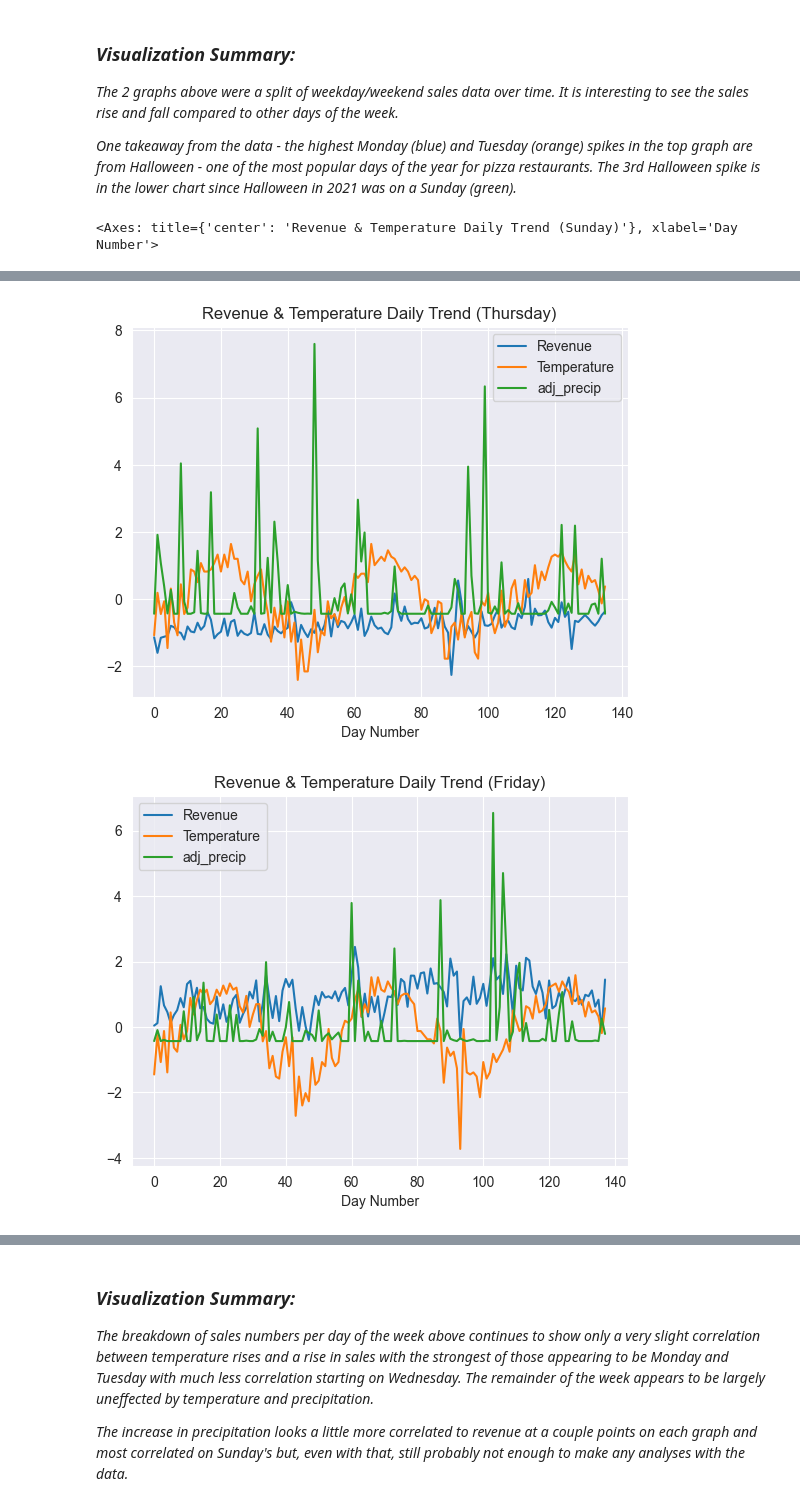
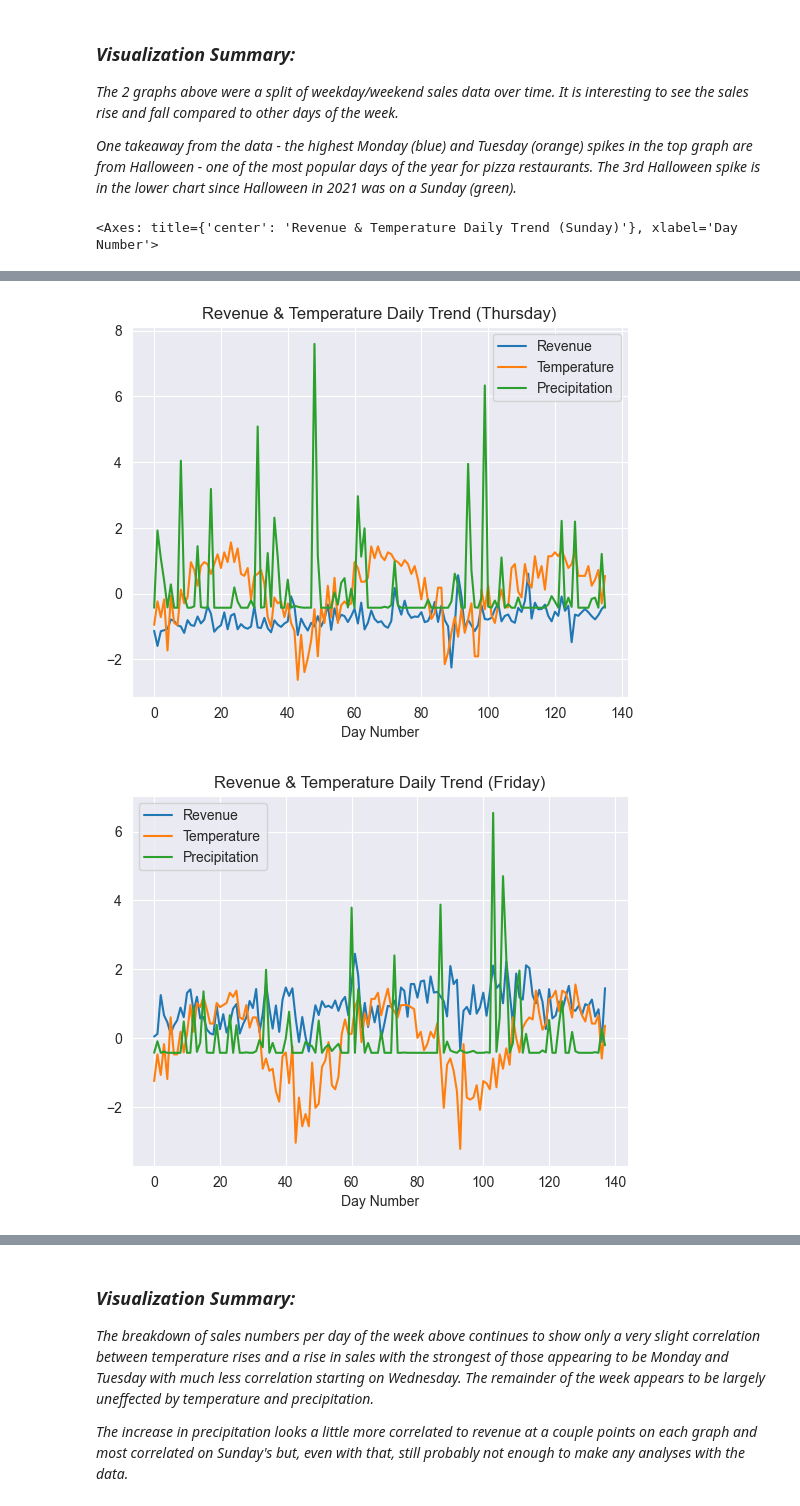
Before and after one commit to robertdfraley/PizzaWeatherPatterns, a Jupyter notebook: PizzaWeatherPattern.ipynb, the cells around one changed output, grey strips where cells are left out. Drawn from its saved outputs; the diff is of its cells as text; code cells hidden in the pictures.

```diff
--- a/PizzaWeatherPattern.ipynb
+++ b/PizzaWeatherPattern.ipynb
@@ -287,13 +285,13 @@ weekend_df.plot(kind="line", xlabel='Day Number', ylabel='Revenue', title='Daily
 # %%
 # Building dataframes to detect any correlation with daily sales data, temperature, and precipitation. Similar to above, the values have been
 # normalized to allow them to show up on the graph for trend analysis.
-monday_sales_df = pd.read_sql("select distinct BusDate, adj_DailySum as Revenue, adj_temp as Temperature, adj_precip as Precipitation from combined_db where DayofWeek='Monday'", conn)
-tuesday_sales_df = pd.read_sql("select distinct BusDate, adj_DailySum as Revenue, adj_temp as Temperature, adj_precip as Precipitation from combined_db where DayofWeek='Tuesday'", conn)
-wednesday_sales_df = pd.read_sql("select distinct BusDate, adj_DailySum as Revenue, adj_temp as Temperature, adj_precip as Precipitation from combined_db where DayofWeek='Wednesday'", conn)
-thursday_sales_df = pd.read_sql("select distinct BusDate, adj_DailySum as Revenue, adj_temp as Temperature, adj_precip as Precipitation from combined_db where DayofWeek='Thursday'", conn)
-friday_sales_df = pd.read_sql("select distinct BusDate, adj_DailySum as Revenue, adj_temp as Temperature, adj_precip as Precipitation from combined_db where DayofWeek='Friday'", conn)
-saturday_sales_df = pd.read_sql("select distinct BusDate, adj_DailySum as Revenue, adj_temp as Temperature, adj_precip as Precipitation from combined_db where DayofWeek='Saturday'", conn)
-sunday_sales_df = pd.read_sql("select distinct BusDate, adj_DailySum as Revenue, adj_temp as Temperature, adj_precip as Precipitation from combined_db where DayofWeek='Sunday'", conn)
+monday_sales_df = pd.read_sql("select distinct BusDate, adj_DailySum as Revenue, adj_tempmax as Temperature, adj_precip as Precipitation from combined_db where DayofWeek='Monday'", conn)
+tuesday_sales_df = pd.read_sql("select distinct BusDate, adj_DailySum as Revenue, adj_tempmax as Temperature, adj_precip as Precipitation from combined_db where DayofWeek='Tuesday'", conn)
+wednesday_sales_df = pd.read_sql("select distinct BusDate, adj_DailySum as Revenue, adj_tempmax as Temperature, adj_precip as Precipitation from combined_db where DayofWeek='Wednesday'", conn)
+thursday_sales_df = pd.read_sql("select distinct BusDate, adj_DailySum as Revenue, adj_tempmax as Temperature, adj_precip as Precipitation from combined_db where DayofWeek='Thursday'", conn)
+friday_sales_df = pd.read_sql("select distinct BusDate, adj_DailySum as Revenue, adj_tempmax as Temperature, adj_precip as Precipitation from combined_db where DayofWeek='Friday'", conn)
+saturday_sales_df = pd.read_sql("select distinct BusDate, adj_DailySum as Revenue, adj_tempmax as Temperature, adj_precip as Precipitation from combined_db where DayofWeek='Saturday'", conn)
+sunday_sales_df = pd.read_sql("select distinct BusDate, adj_DailySum as Revenue, adj_tempmax as Temperature, adj_precip as Precipitation from combined_db where DayofWeek='Sunday'", conn)
 
 # Visualization to detect any correlation with daily sales data and temperature
 monday_sales_df.plot(xlabel='Day Number', title="Revenue & Temperature Daily Trend (Monday)")
@@ -311,2 +309,2 @@ sunday_sales_df.plot(xlabel='Day Number', title="Revenue & Temperature Daily Tre
-[figure, old version]
+[figure, new version]
-[figure, old version]
+[figure, new version]
```
Also changed, not shown: parts of 14 cells of this notebook, 1 other file.
